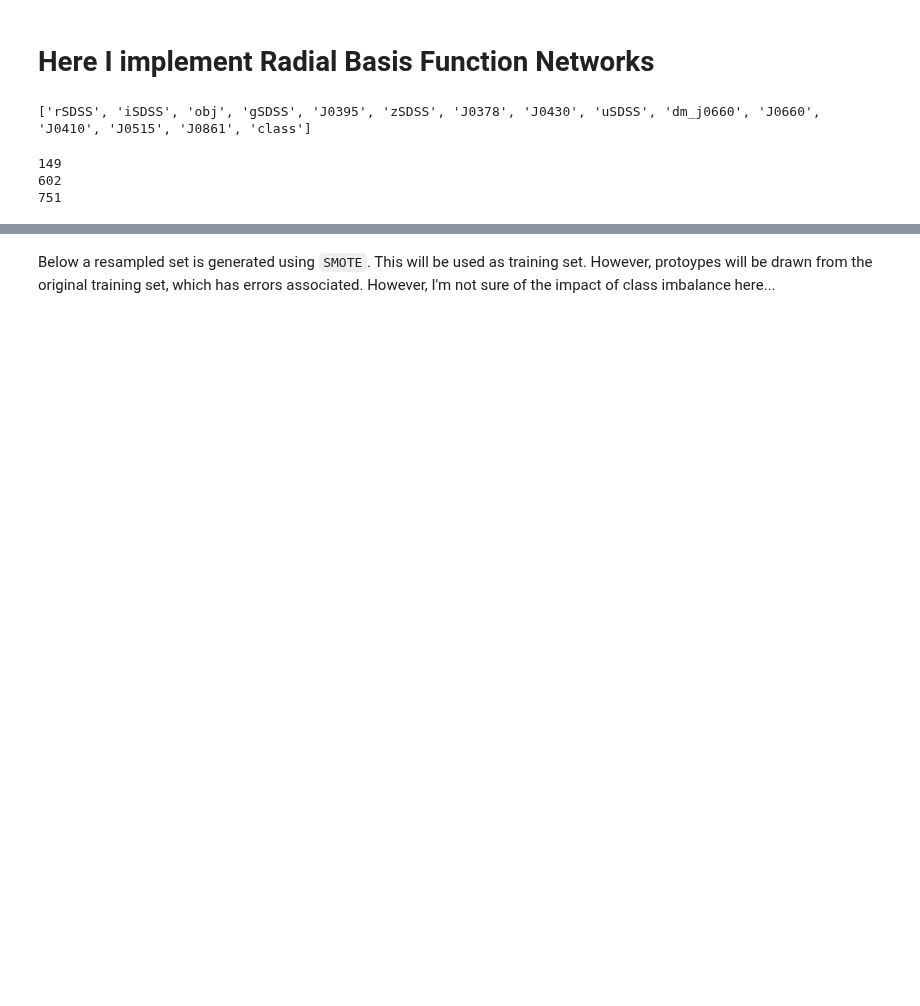
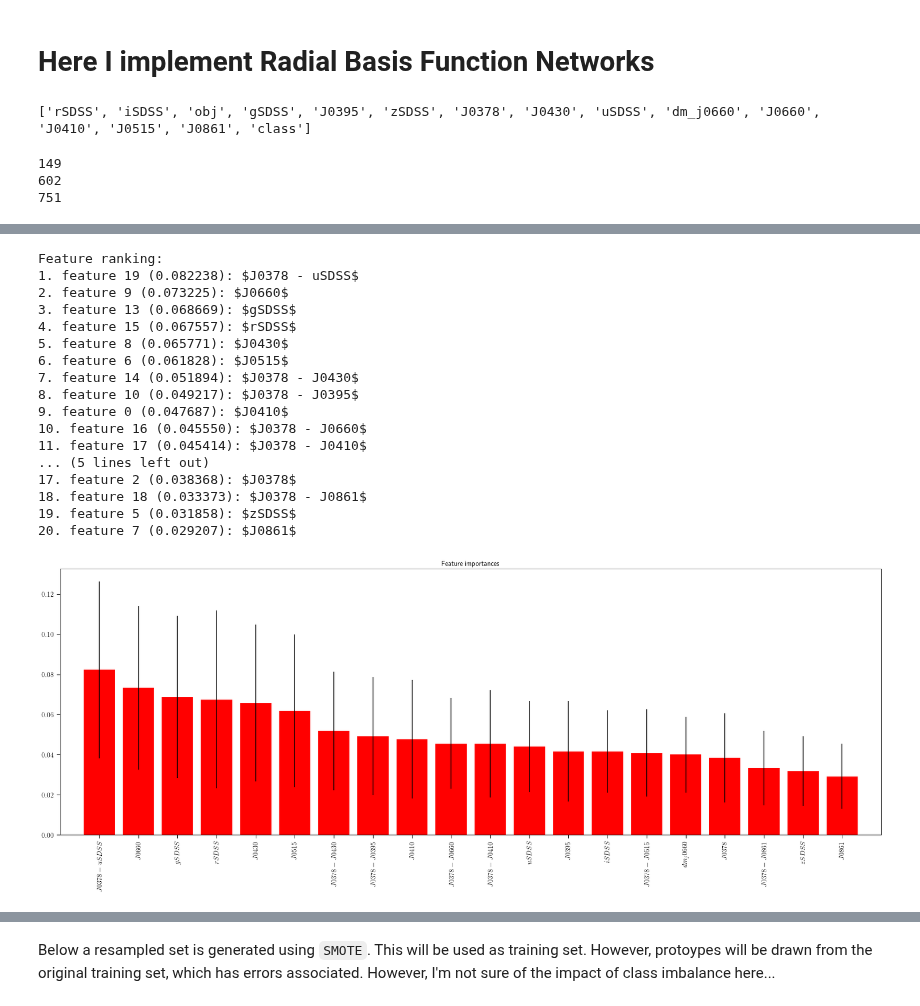
Before and after one commit to aaorsi/ELG_analysis, a Jupyter notebook: py/RBF_Network.ipynb, the cells around one changed output, grey strips where cells are left out. Drawn from its saved outputs; the diff is of its cells as text; code cells hidden in the pictures; blank space fills up the shorter version.

```diff
--- a/py/RBF_Network.ipynb
+++ b/py/RBF_Network.ipynb
@@ -161,0 +262,37 @@ All colours: 10
+# %%
+# Prune the features array to selecto those above a given threshold
+
+threshold = .015 # This cut is unfortunately somewhat arbitrary
+
+sel = np.where(importance >= threshold)[0]
+important_features = indices[sel]
+
+new_features = [np.array(x)[important_features] for x in feat_arr_o]
+
+#Have a look at the feature importances after prunning
+#indices, importance, lnames = feature_importance(new_features, y_int,
+#                              np.array(featnames)[indices[sel]], figsize=(30,10), n_estimators= 5000 )
+
+
+
+feat_arr_opt = [np.array(x)[important_features] for x in feat_arr]
+feat_test_opt= [np.array(x)[important_features] for x in feat_test]
+# %% [output]
+Feature ranking:
+1. feature 19 (0.082238): $J0378 - uSDSS$
+2. feature 9 (0.073225): $J0660$
+3. feature 13 (0.068669): $gSDSS$
+4. feature 15 (0.067557): $rSDSS$
+5. feature 8 (0.065771): $J0430$
+6. feature 6 (0.061828): $J0515$
+7. feature 14 (0.051894): $J0378 - J0430$
+8. feature 10 (0.049217): $J0378 - J0395$
+9. feature 0 (0.047687): $J0410$
+10. feature 16 (0.045550): $J0378 - J0660$
+11. feature 17 (0.045414): $J0378 - J0410$
+... (5 lines left out)
+17. feature 2 (0.038368): $J0378$
+18. feature 18 (0.033373): $J0378 - J0861$
+19. feature 5 (0.031858): $zSDSS$
+20. feature 7 (0.029207): $J0861$
+[figure, added]
```
Also changed, not shown: parts of 10 cells of this notebook, 1 other file.
